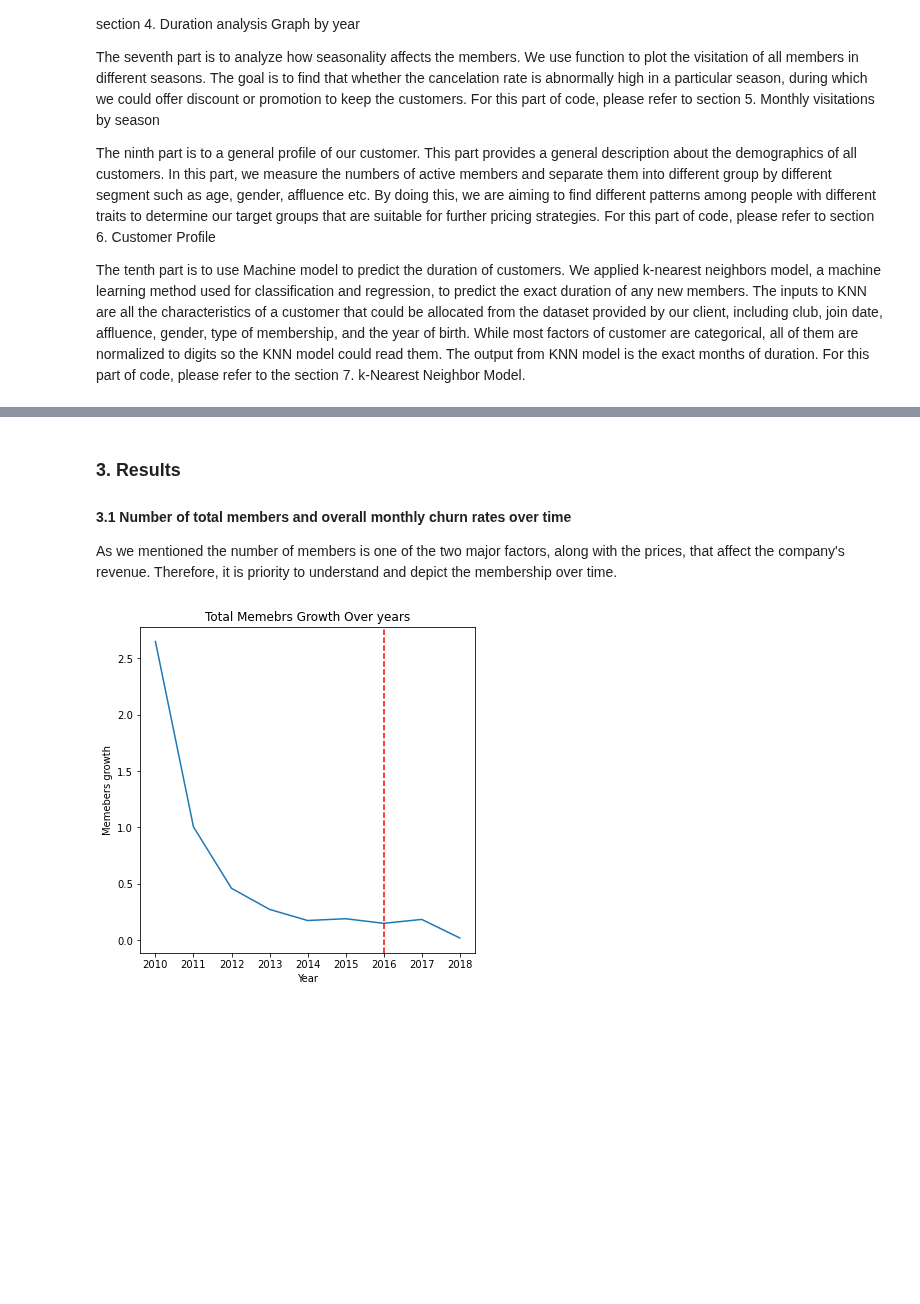
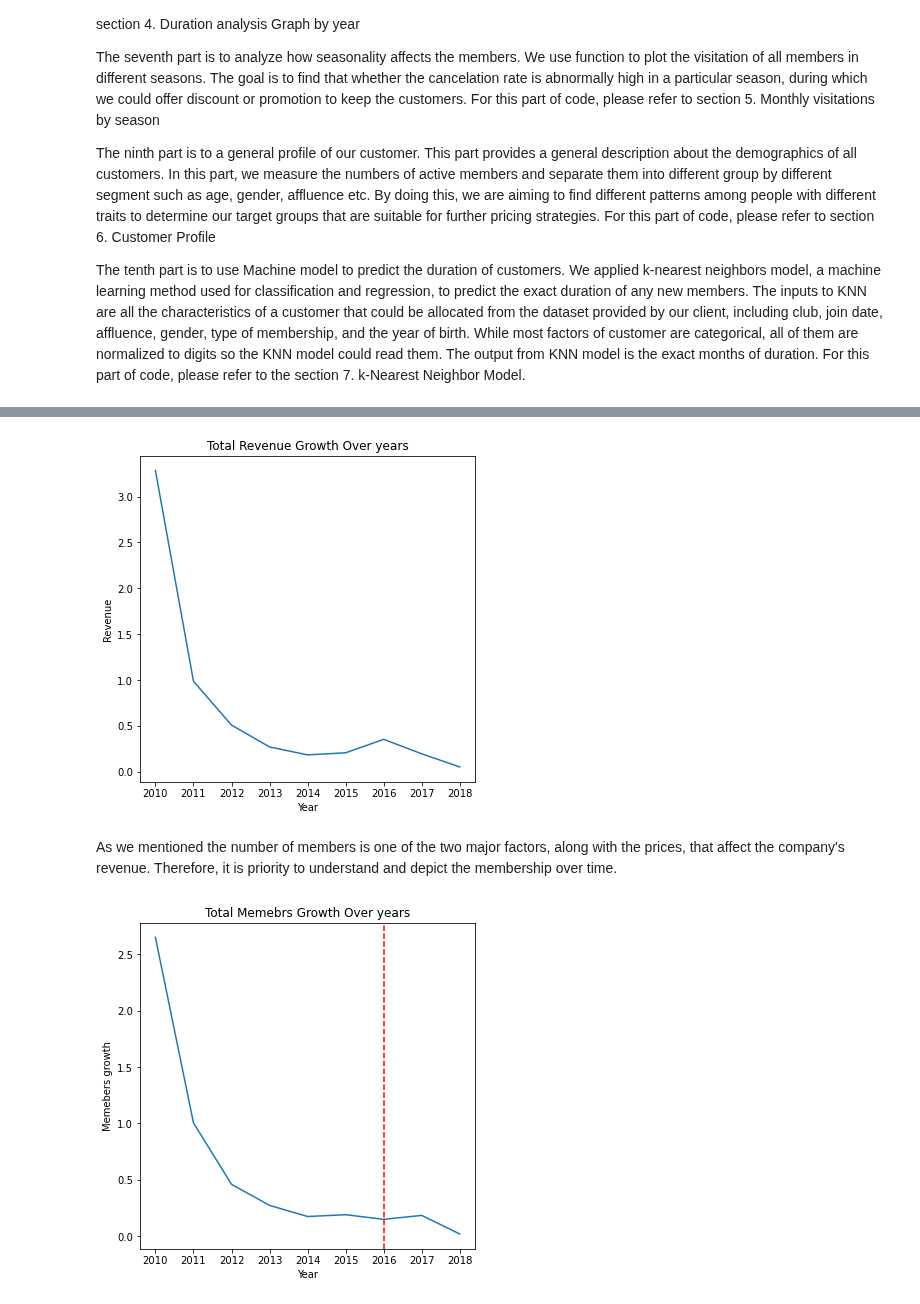
Before and after one commit to Lanottez/IC_BA_2020_BIA_A3, a Jupyter notebook: AIB Final Report.ipynb, the cells around one changed output, grey strips where cells are left out. Cells and saved outputs as stored; diff of their text form; code cells hidden in the pictures; blank space fills up the shorter version.

```diff
--- a/AIB Final Report.ipynb
+++ b/AIB Final Report.ipynb
@@ -39,9 +46,8 @@ The tenth part is to use Machine model to predict the duration of customers. We
+# %%
+plot_growth_yearly_revenue()
+# %% [output]
+[figure, added]
 # %% [markdown]
-### 3. Results
-
-
-#### 3.1 Number of total members and overall monthly churn rates over time
-
 As we mentioned the number of members is one of the two major factors, along with the prices, that affect the company's revenue. Therefore, it is priority to understand and depict the membership over time.
 # %%
 plot_members_yearly_wrap()
```
Also changed, not shown: parts of 5 cells of this notebook.
